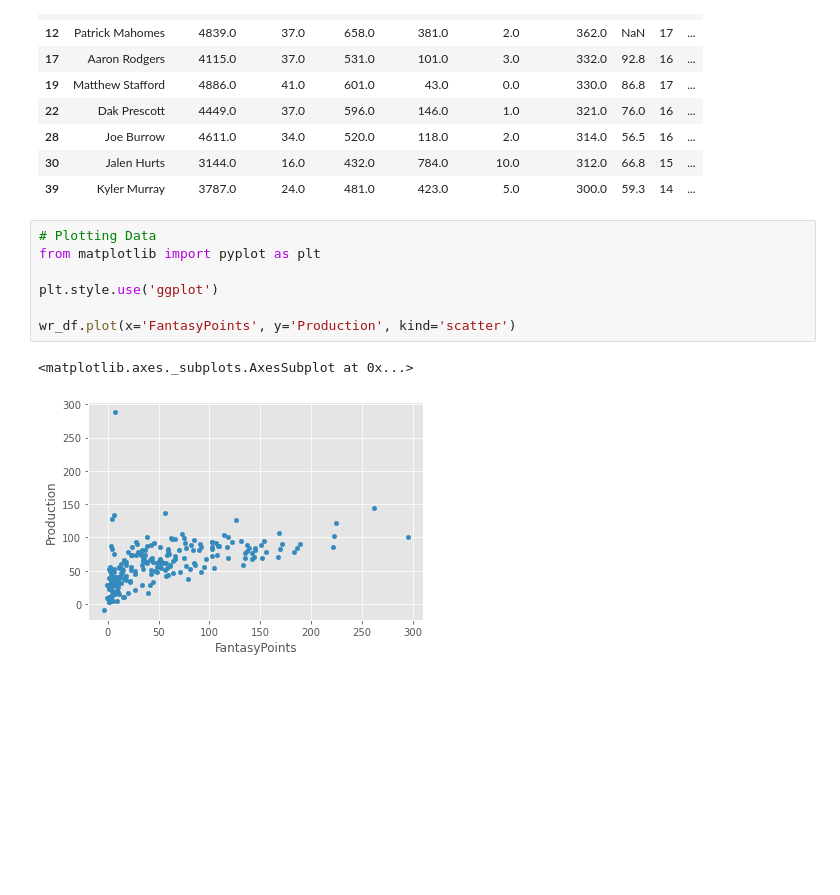
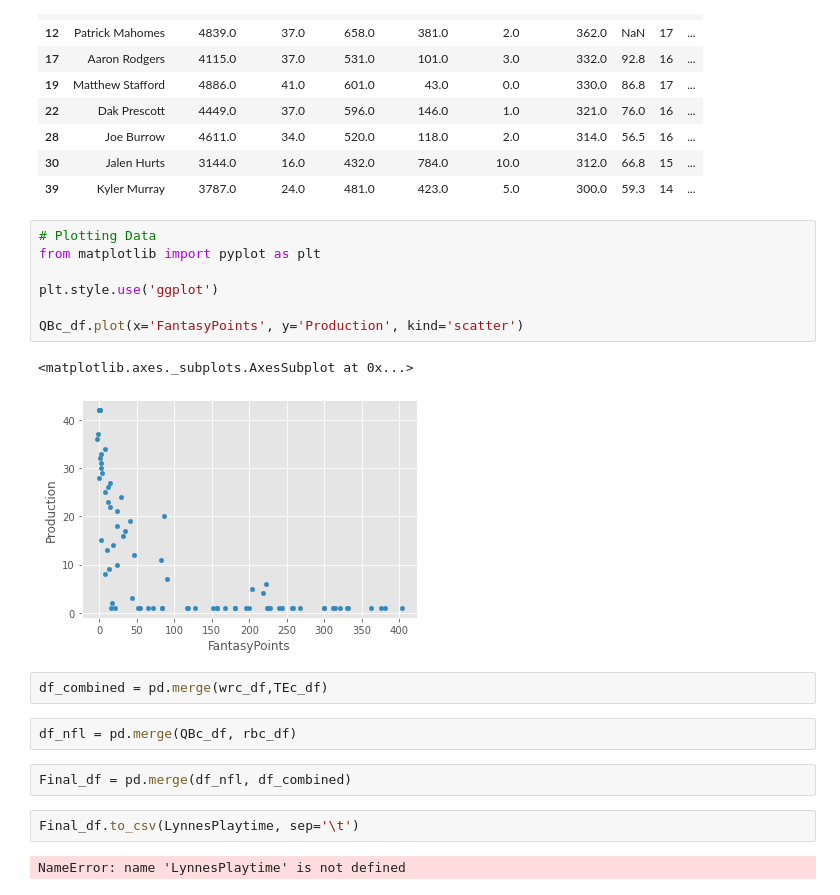
Before and after one commit to LAFF1/NFL-Sandbox, a Jupyter notebook: Ronnie/NFL Data Cleaned.ipynb, the cells around one changed output. Cells and saved outputs as stored; diff of their text form; blank space fills up the shorter version.

Commit message:
Lynnes ML

```diff
--- a/Ronnie/NFL Data Cleaned.ipynb
+++ b/Ronnie/NFL Data Cleaned.ipynb
@@ -420,10 +420,20 @@ QBc_df.head(10)
 # %%
 # Plotting Data
 from matplotlib import pyplot as plt
 
 plt.style.use('ggplot')
 
-wr_df.plot(x='FantasyPoints', y='Production', kind='scatter')
+QBc_df.plot(x='FantasyPoints', y='Production', kind='scatter')
 # %% [output]
 <matplotlib.axes._subplots.AxesSubplot at 0x...>
-[figure, old version]
+[figure, new version]
+# %%
+df_combined = pd.merge(wrc_df,TEc_df)
+# %%
+df_nfl = pd.merge(QBc_df, rbc_df)
+# %%
+Final_df = pd.merge(df_nfl, df_combined)
+# %%
+Final_df.to_csv(LynnesPlaytime, sep='\t')
+# %% [output]
+NameError: name 'LynnesPlaytime' is not defined
```
Also changed, not shown: parts of 6 cells of this notebook, 1 other file.
